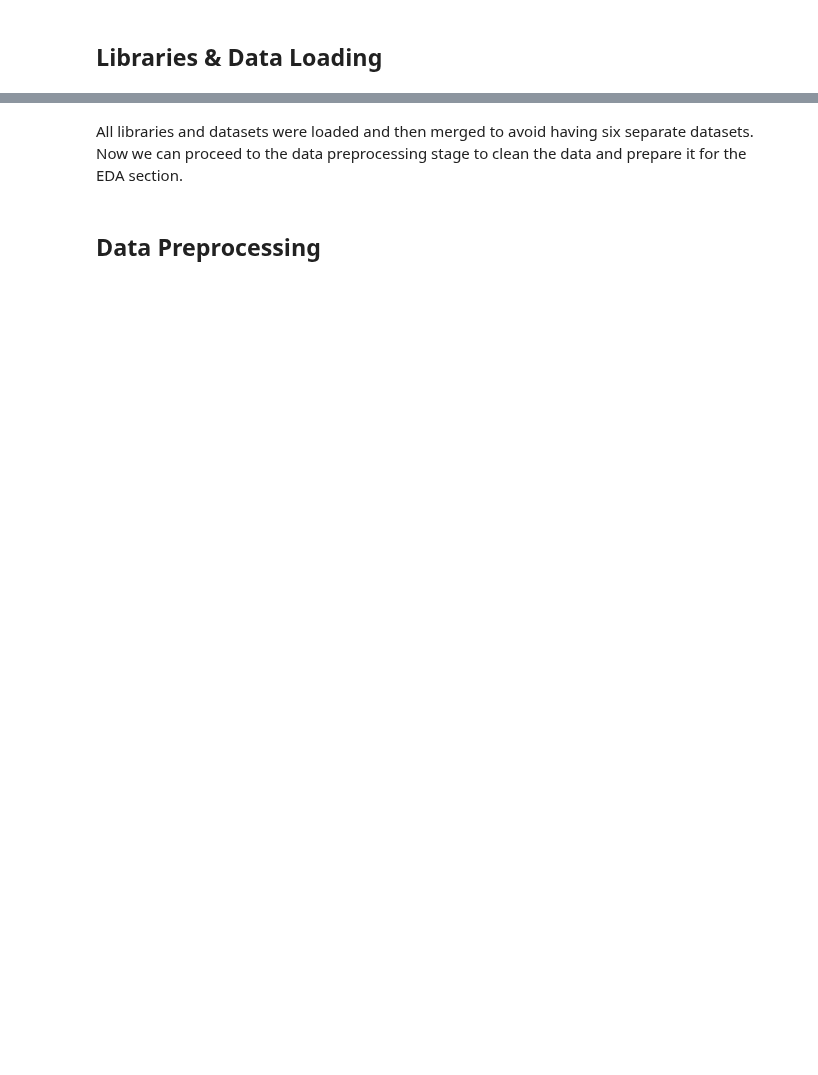
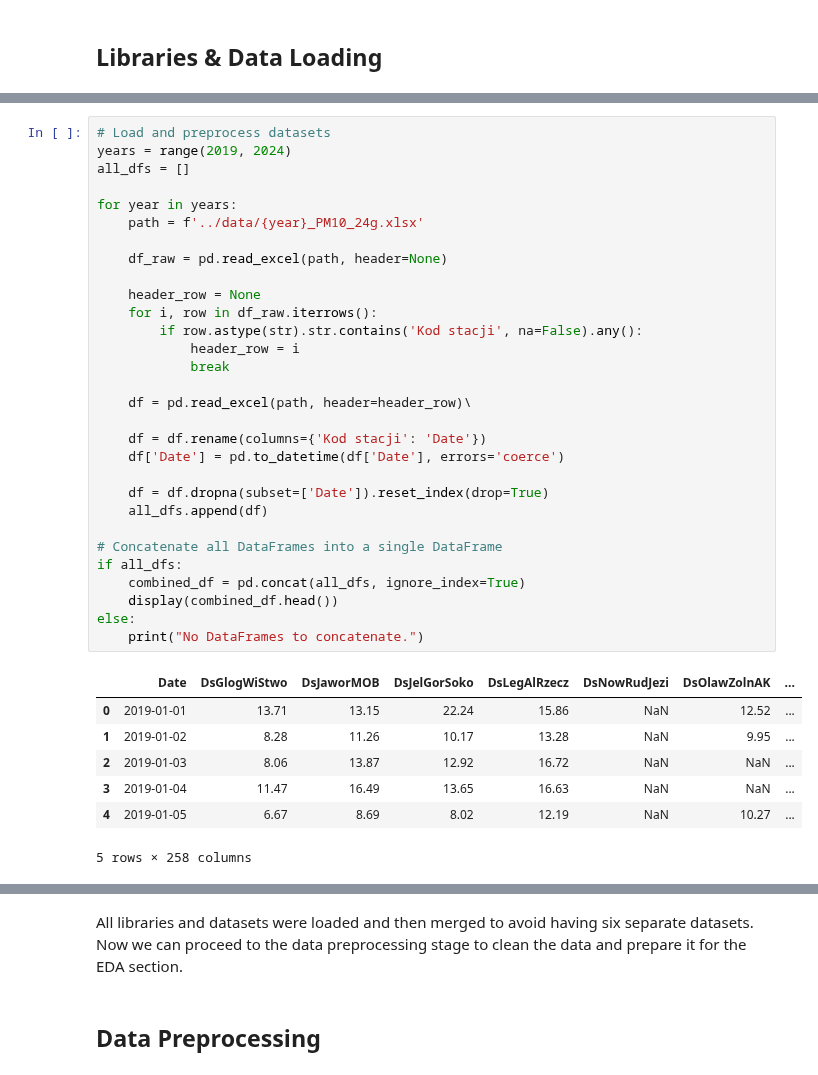
Before and after one commit to Przemsonn05/AirPulse-Krakow-Smart-Air-Quality-Forecasting-System, a Jupyter notebook: notebooks/air_quality_forecast.ipynb, the cells around one changed output, grey strips where cells are left out. Saved outputs shown, nothing was run; the diff lists cells and outputs as text; blank space fills up the shorter version.

```diff
--- a/notebooks/air_quality_forecast.ipynb
+++ b/notebooks/air_quality_forecast.ipynb
@@ -49,0 +38,38 @@ pm10_all.head()
+# %%
+# Load and preprocess datasets
+years = range(2019, 2024)
+all_dfs = []
+
+for year in years:
+    path = f'../data/{year}_PM10_24g.xlsx'
+
+    df_raw = pd.read_excel(path, header=None)
+
+    header_row = None
+    for i, row in df_raw.iterrows():
+        if row.astype(str).str.contains('Kod stacji', na=False).any():
+            header_row = i
+            break
+
+    df = pd.read_excel(path, header=header_row)\
+
+    df = df.rename(columns={'Kod stacji': 'Date'})
+    df['Date'] = pd.to_datetime(df['Date'], errors='coerce')
+
+    df = df.dropna(subset=['Date']).reset_index(drop=True)
+    all_dfs.append(df)
+
+# Concatenate all DataFrames into a single DataFrame
+if all_dfs:
+    combined_df = pd.concat(all_dfs, ignore_index=True)
+    display(combined_df.head())
+else:
+    print("No DataFrames to concatenate.")
+# %% [output]
+|  | Date | DsGlogWiStwo | DsJaworMOB | DsJelGorSoko | DsLegAlRzecz | DsNowRudJezi | DsOlawZolnAK | ... |
+| 0 | 2019-01-01 | 13.71 | 13.15 | 22.24 | 15.86 | NaN | 12.52 | ... |
+| 1 | 2019-01-02 | 8.28 | 11.26 | 10.17 | 13.28 | NaN | 9.95 | ... |
+| 2 | 2019-01-03 | 8.06 | 13.87 | 12.92 | 16.72 | NaN | NaN | ... |
+| 3 | 2019-01-04 | 11.47 | 16.49 | 13.65 | 16.63 | NaN | NaN | ... |
+| 4 | 2019-01-05 | 6.67 | 8.69 | 8.02 | 12.19 | NaN | 10.27 | ... |
+5 rows × 258 columns
```
Also changed, not shown: parts of 45 cells of this notebook.
